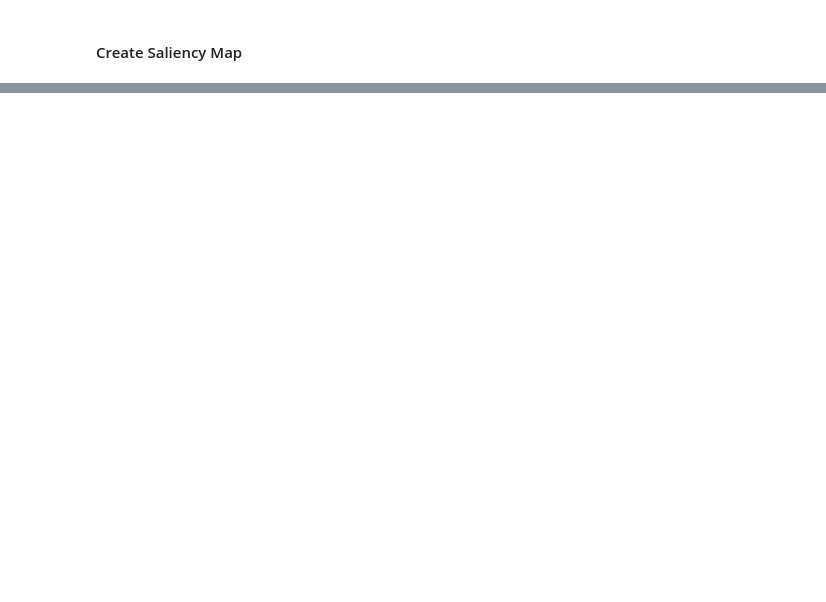
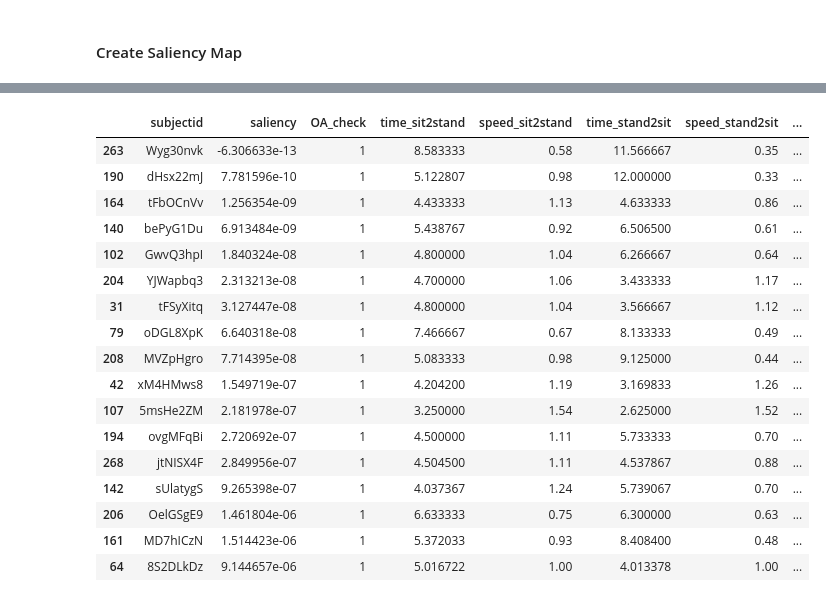
Before and after one commit to amandaliusa/cs231n, a Jupyter notebook: analysis/BarebonesModelOSX3D.ipynb, the cells around one changed output, grey strips where cells are left out. Drawn from its saved outputs; the diff is of its cells as text; code cells hidden in the pictures; blank space fills up the shorter version.

```diff
--- a/analysis/BarebonesModelOSX3D.ipynb
+++ b/analysis/BarebonesModelOSX3D.ipynb
@@ -493,0 +518,5 @@ compute_saliency_maps(train_data[:-1], train_data[-1], num_samples_pos, num_samp
+# %%
+df_calc = pd.read_csv(r'../data/dataClean_text.csv')
+df_calc = df_calc.iloc[:,:537]
+df_calc.drop(['X', 'orientation', 'framerate'], axis=1, inplace=True)
+df_calc
@@ -493,0 +537,14 @@ compute_saliency_maps(train_data[:-1], train_data[-1], num_samples_pos, num_samp
+# %%
+saliency_N = saliency.view((N, F, J, D)).mean(dim=(1, 2, 3)).cpu()
+saliency_N_df = pd.DataFrame(saliency_N.numpy(), columns=["saliency"])
+saliency_N_df.insert(0, 'subjectid', train_data.index)
+saliency_N_df.insert(2, 'OA_check', train_data["OA_check"].reset_index(drop=True))
+saliency_N_df_sorted = saliency_N_df.sort_values('saliency')
+saliency_N_df_sorted = saliency_N_df_sorted.join(df_calc.set_index('subjectid'), on='subjectid')
+
+# All OA=0 examples have 0 to negative saliency
+OA_negative = saliency_N_df_sorted.loc[saliency_N_df_sorted['OA_check']==0]
+
+# Get average performance on a few key metrics for comparison with the positive group
+OA_negative_avg = OA_negative[["saliency", "OA_check", 'time_sit2stand','speed_sit2stand', 'time_stand2sit','speed_stand2sit','trunk_lean_range_mean','trunk_lean_max','trunk_lean_min',]].mean(axis=0)
+OA_negative_avg
@@ -493,0 +562,23 @@ compute_saliency_maps(train_data[:-1], train_data[-1], num_samples_pos, num_samp
+# %%
+# All except 1 OA=1 examples have 0 to negative saliency
+OA_positive = saliency_N_df_sorted.loc[saliency_N_df_sorted['OA_check']==1]
+OA_positive[["subjectid", "saliency", "OA_check", 'time_sit2stand','speed_sit2stand', 'time_stand2sit','speed_stand2sit','trunk_lean_range_mean','trunk_lean_max','trunk_lean_min']]
+# %% [output]
+|  | subjectid | saliency | OA_check | time_sit2stand | speed_sit2stand | time_stand2sit | speed_stand2sit | ... |
+| 263 | Wyg30nvk | -6.306633e-13 | 1 | 8.583333 | 0.58 | 11.566667 | 0.35 | ... |
+| 190 | dHsx22mJ | 7.781596e-10 | 1 | 5.122807 | 0.98 | 12.000000 | 0.33 | ... |
+| 164 | tFbOCnVv | 1.256354e-09 | 1 | 4.433333 | 1.13 | 4.633333 | 0.86 | ... |
+| 140 | bePyG1Du | 6.913484e-09 | 1 | 5.438767 | 0.92 | 6.506500 | 0.61 | ... |
+| 102 | GwvQ3hpI | 1.840324e-08 | 1 | 4.800000 | 1.04 | 6.266667 | 0.64 | ... |
+| 204 | YJWapbq3 | 2.313213e-08 | 1 | 4.700000 | 1.06 | 3.433333 | 1.17 | ... |
+| 31 | tFSyXitq | 3.127447e-08 | 1 | 4.800000 | 1.04 | 3.566667 | 1.12 | ... |
+| 79 | oDGL8XpK | 6.640318e-08 | 1 | 7.466667 | 0.67 | 8.133333 | 0.49 | ... |
+| 208 | MVZpHgro | 7.714395e-08 | 1 | 5.083333 | 0.98 | 9.125000 | 0.44 | ... |
+| 42 | xM4HMws8 | 1.549719e-07 | 1 | 4.204200 | 1.19 | 3.169833 | 1.26 | ... |
+| 107 | 5msHe2ZM | 2.181978e-07 | 1 | 3.250000 | 1.54 | 2.625000 | 1.52 | ... |
+| 194 | ovgMFqBi | 2.720692e-07 | 1 | 4.500000 | 1.11 | 5.733333 | 0.70 | ... |
+| 268 | jtNISX4F | 2.849956e-07 | 1 | 4.504500 | 1.11 | 4.537867 | 0.88 | ... |
+| 142 | sUlatygS | 9.265398e-07 | 1 | 4.037367 | 1.24 | 5.739067 | 0.70 | ... |
+| 206 | OelGSgE9 | 1.461804e-06 | 1 | 6.633333 | 0.75 | 6.300000 | 0.63 | ... |
+| 161 | MD7hICzN | 1.514423e-06 | 1 | 5.372033 | 0.93 | 8.408400 | 0.48 | ... |
+| 64 | 8S2DLkDz | 9.144657e-06 | 1 | 5.016722 | 1.00 | 4.013378 | 1.00 | ... |
```
Also changed, not shown: parts of 18 cells of this notebook, 4 other files.
